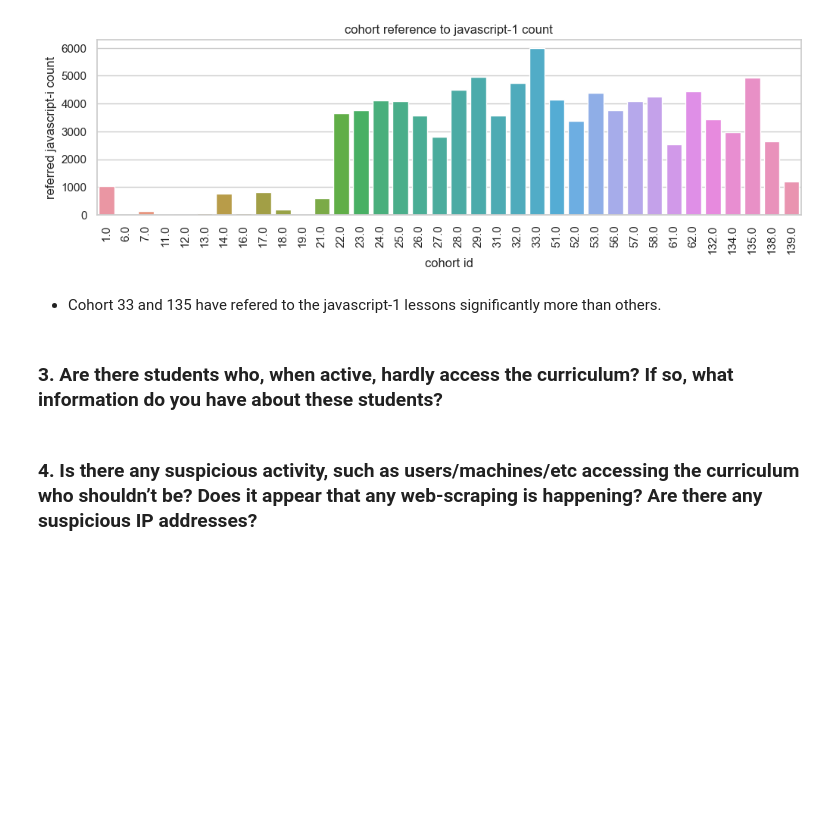
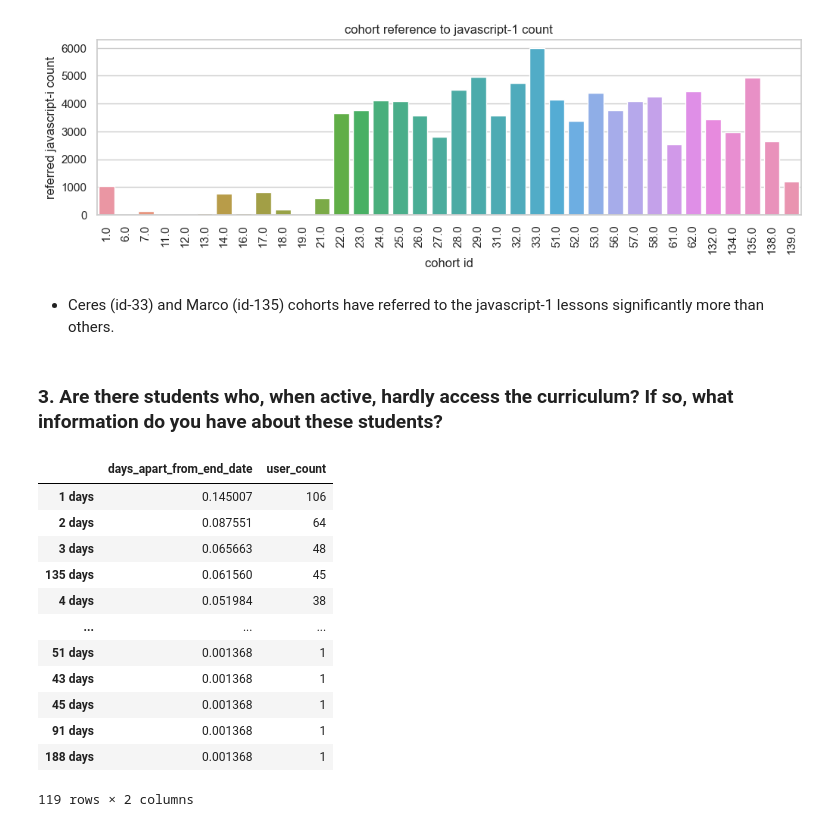
Before and after one commit to Anomaly-Detection-Group/anomaly_detection_project, a Jupyter notebook: final_report.ipynb, the cells around one changed output. Cells and saved outputs as stored; diff of their text form; code cells hidden in the pictures; blank space fills up the shorter version.

```diff
--- a/final_report.ipynb
+++ b/final_report.ipynb
@@ -43,8 +59,6 @@ explore_victoire_.get_explore_question_2()
 # %% [output]
 [figure]
 # %% [markdown]
-- Cohort 33 and 135 have refered to the javascript-1 lessons significantly more than others.
+- Ceres (id-33) and Marco (id-135) cohorts have referred to the javascript-1 lessons significantly more than others.
 # %% [markdown]
 ### 3. Are there students who, when active, hardly access the curriculum? If so, what information do you have about these students?
-# %% [markdown]
-### 4. Is there any suspicious activity, such as users/machines/etc accessing the curriculum who shouldn’t be? Does it appear that any web-scraping is happening? Are there any suspicious IP addresses?
@@ -50,0 +67,16 @@ explore_victoire_.get_explore_question_2()
+# %%
+days_from_end_df
+# %% [output]
+|  | days_apart_from_end_date | user_count |
+| 1 days | 0.145007 | 106 |
+| 2 days | 0.087551 | 64 |
+| 3 days | 0.065663 | 48 |
+| 135 days | 0.061560 | 45 |
+| 4 days | 0.051984 | 38 |
+| ... | ... | ... |
+| 51 days | 0.001368 | 1 |
+| 43 days | 0.001368 | 1 |
+| 45 days | 0.001368 | 1 |
+| 91 days | 0.001368 | 1 |
+| 188 days | 0.001368 | 1 |
+119 rows × 2 columns
```
Also changed, not shown: parts of 11 cells of this notebook, 3 other files.
